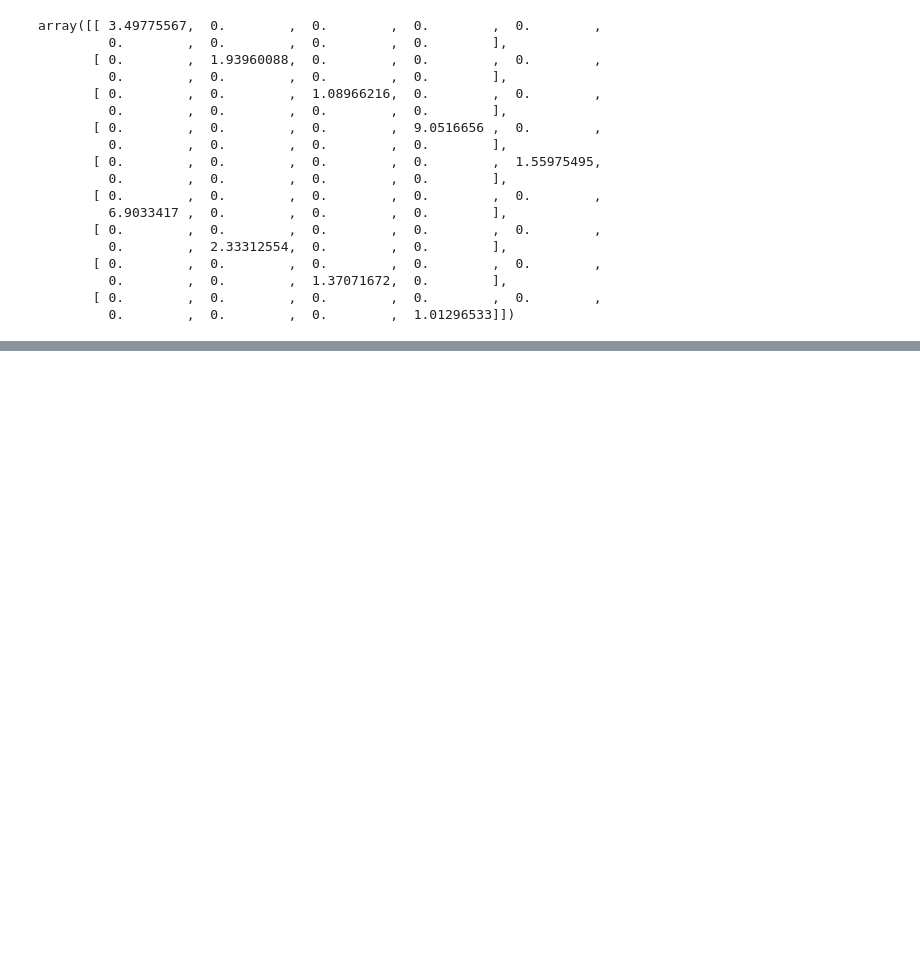
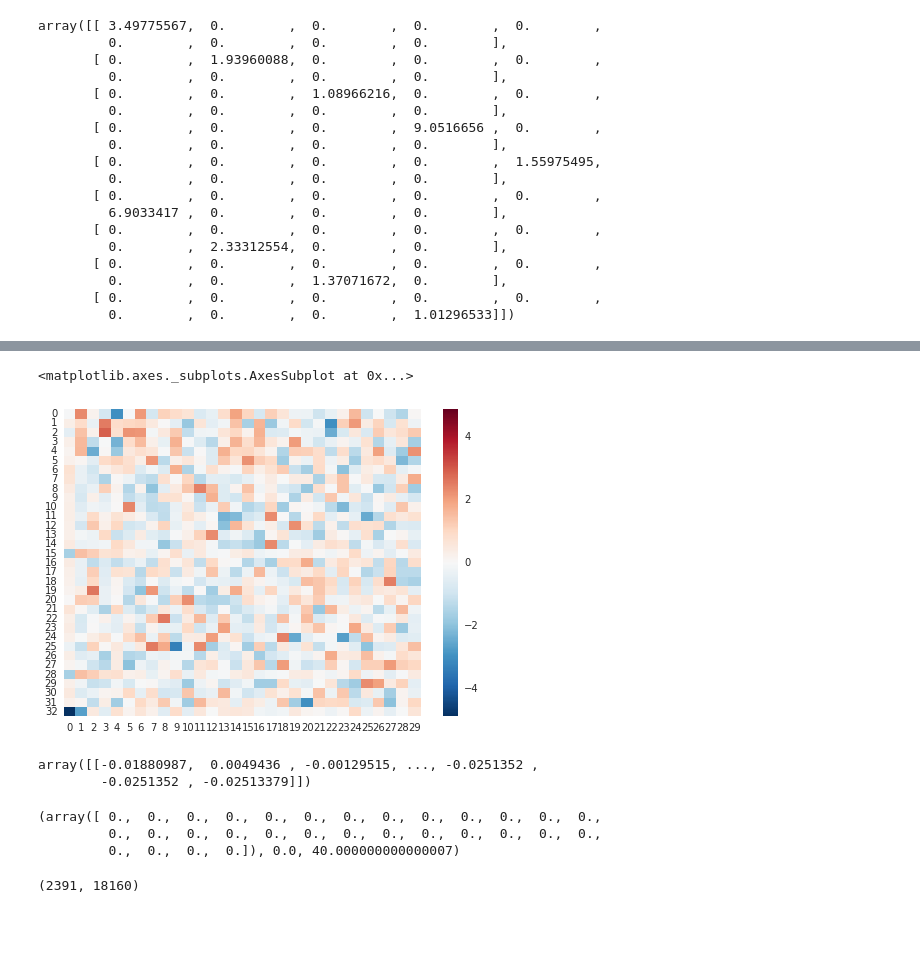
Before and after one commit to DesignInformaticsLab/EcoRacer2016, a Jupyter notebook: testing_NB.ipynb, the cells around one changed output, grey strips where cells are left out. Drawn from its saved outputs; the diff is of its cells as text; code cells hidden in the pictures; blank space fills up the shorter version.

```diff
--- a/testing_NB.ipynb
+++ b/testing_NB.ipynb
@@ -157,0 +163,20 @@ array([  0.00000000e+00,   1.77635684e-14,   4.97379915e-14,
+# %%
+sns.heatmap(X)
+# %% [output]
+<matplotlib.axes._subplots.AxesSubplot at 0x...>
+[figure, added]
+# %%
+pre.pca.inverse_transform(X[156])
+# %% [output]
+array([[-0.01880987,  0.0049436 , -0.00129515, ..., -0.0251352 ,
+        -0.0251352 , -0.02513379]])
+# %%
+(X[156]-X[157]), y[156],y[157]
+# %% [output]
+(array([ 0.,  0.,  0.,  0.,  0.,  0.,  0.,  0.,  0.,  0.,  0.,  0.,  0.,
+         0.,  0.,  0.,  0.,  0.,  0.,  0.,  0.,  0.,  0.,  0.,  0.,  0.,
+         0.,  0.,  0.,  0.]), 0.0, 40.000000000000007)
+# %%
+pre.all_dat.shape
+# %% [output]
+(2391, 18160)
@@ -157,0 +189,2 @@ array([  0.00000000e+00,   1.77635684e-14,   4.97379915e-14,
+# %% [markdown]
+#####
```
Also changed, not shown: parts of 17 cells of this notebook, 2 other files.
